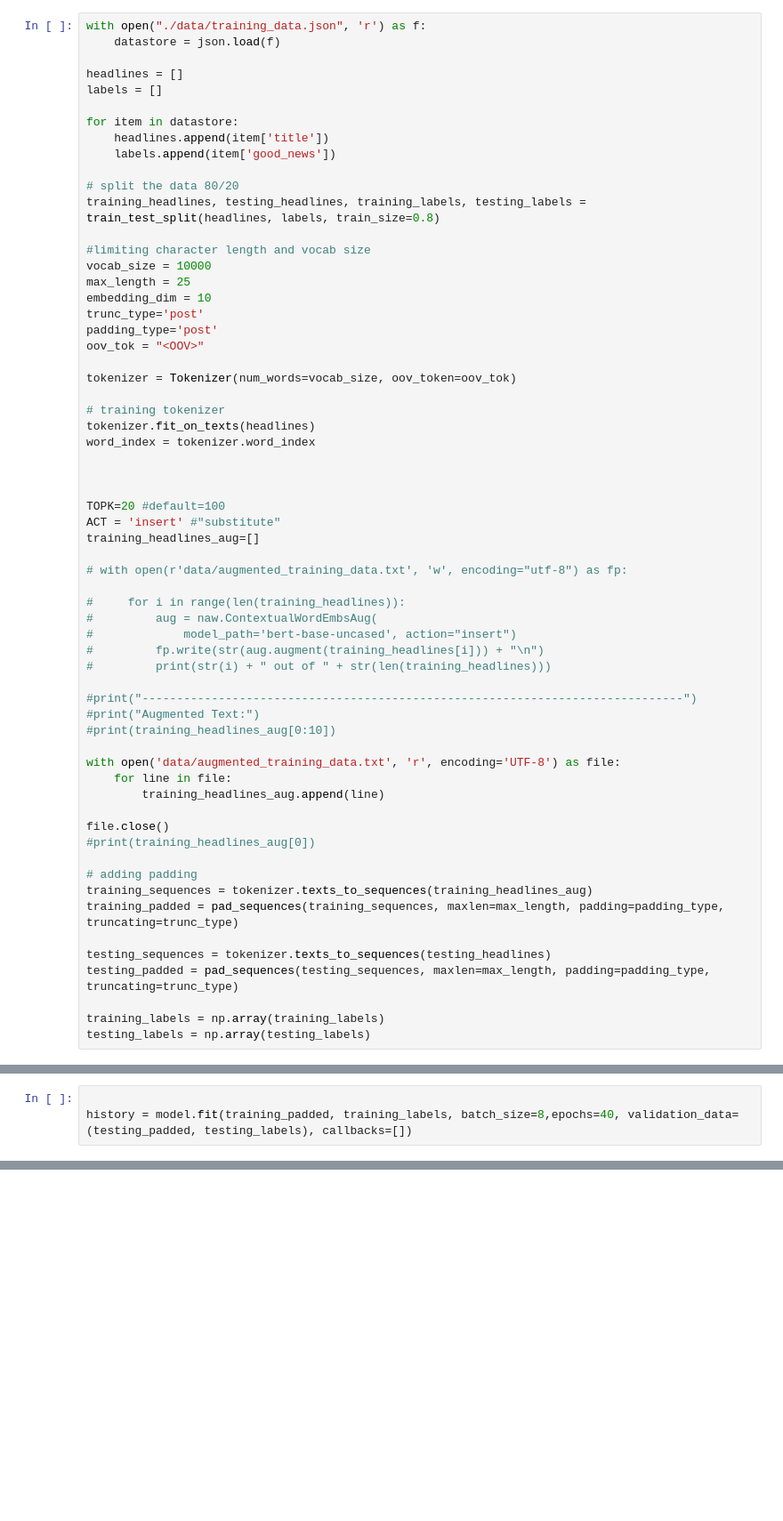
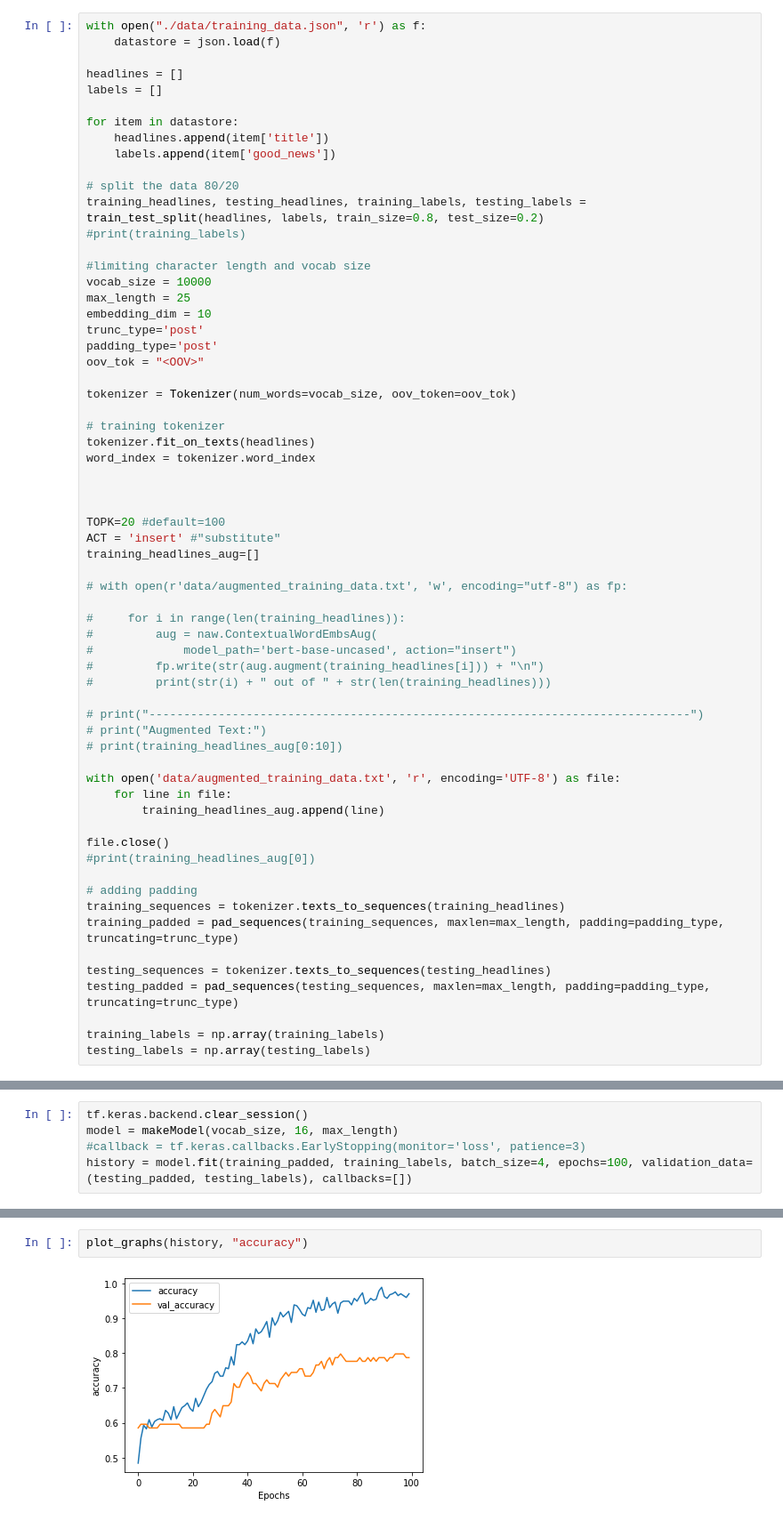
Before and after one commit to ryankamiri/StockSentimentalAnalysis, a Jupyter notebook: dataAug.ipynb, the cells around one changed output, grey strips where cells are left out. Shown: that part at 89% size. Cells and saved outputs as stored; diff of their text form; blank space fills up the shorter version.

```diff
--- a/dataAug.ipynb
+++ b/dataAug.ipynb
@@ -21,7 +58,8 @@ for item in datastore:
     labels.append(item['good_news'])
 
 # split the data 80/20
-training_headlines, testing_headlines, training_labels, testing_labels = train_test_split(headlines, labels, train_size=0.8)
+training_headlines, testing_headlines, training_labels, testing_labels = train_test_split(headlines, labels, train_size=0.8, test_size=0.2)
+#print(training_labels)
 
 #limiting character length and vocab size
 vocab_size = 10000
@@ -51,9 +89,9 @@ training_headlines_aug=[]
 #         fp.write(str(aug.augment(training_headlines[i])) + "\n")
 #         print(str(i) + " out of " + str(len(training_headlines)))
 
-#print("------------------------------------------------------------------------------")
-#print("Augmented Text:")
-#print(training_headlines_aug[0:10])
+# print("------------------------------------------------------------------------------")
+# print("Augmented Text:")
+# print(training_headlines_aug[0:10])
 
 with open('data/augmented_training_data.txt', 'r', encoding='UTF-8') as file:
     for line in file:
@@ -63,7 +101,7 @@ file.close()
 #print(training_headlines_aug[0])
 
 # adding padding
-training_sequences = tokenizer.texts_to_sequences(training_headlines_aug)
+training_sequences = tokenizer.texts_to_sequences(training_headlines)
 training_padded = pad_sequences(training_sequences, maxlen=max_length, padding=padding_type, truncating=trunc_type)
 
 testing_sequences = tokenizer.texts_to_sequences(testing_headlines)
@@ -77,3 +112,5 @@ model = makeModel(vocab_size, embedding_dim, max_length)
 # %%
-
-history = model.fit(training_padded, training_labels, batch_size=8,epochs=40, validation_data=(testing_padded, testing_labels), callbacks=[])
+tf.keras.backend.clear_session()
+model = makeModel(vocab_size, 16, max_length)
+#callback = tf.keras.callbacks.EarlyStopping(monitor='loss', patience=3)
+history = model.fit(training_padded, training_labels, batch_size=4, epochs=100, validation_data=(testing_padded, testing_labels), callbacks=[])
@@ -82,0 +135,4 @@ helper.plot_graphs(history, "loss")
+# %%
+plot_graphs(history, "accuracy")
+# %% [output]
+[figure, added]
```
Also changed, not shown: parts of 6 cells of this notebook, 17 other files.
